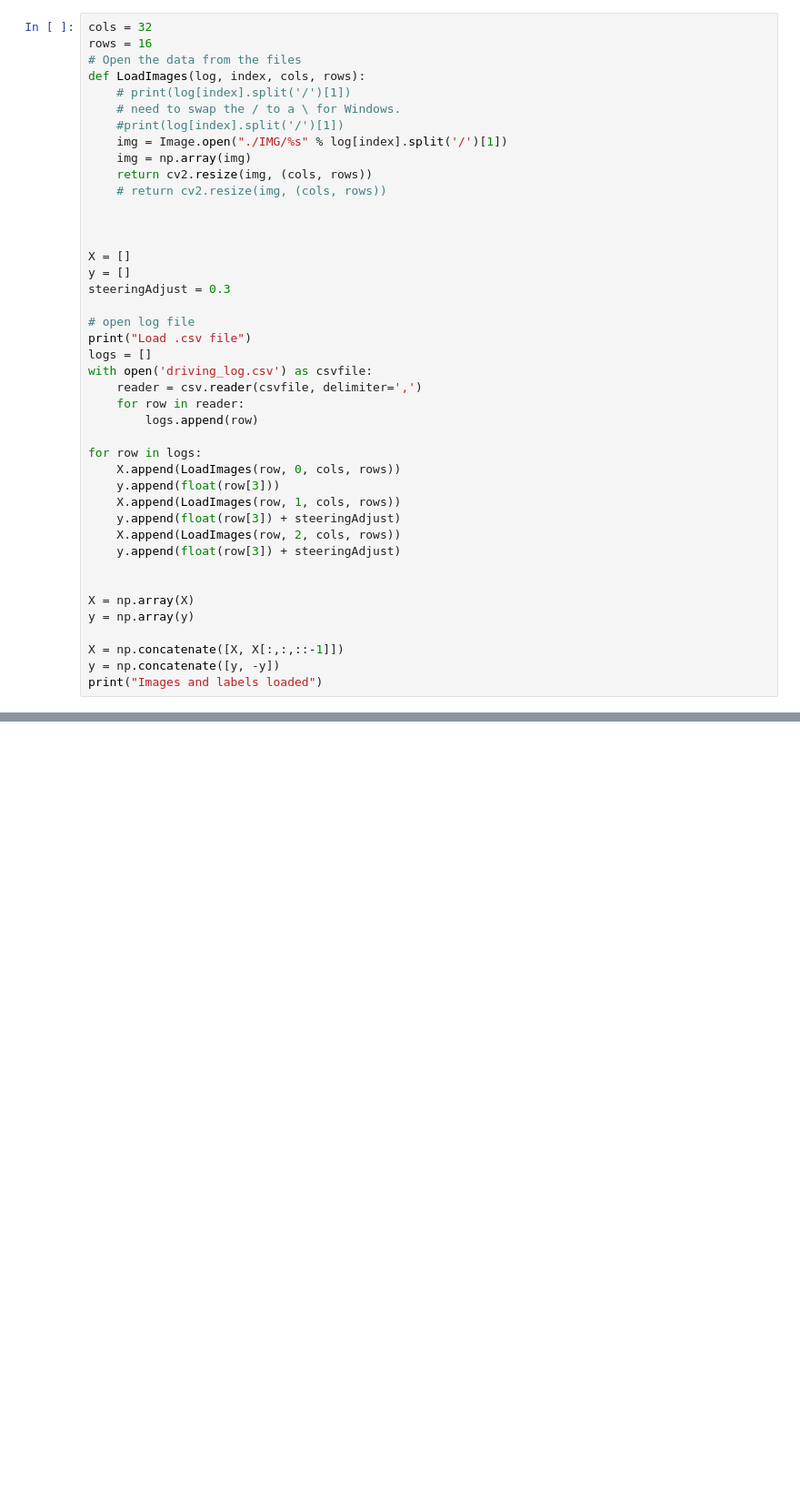
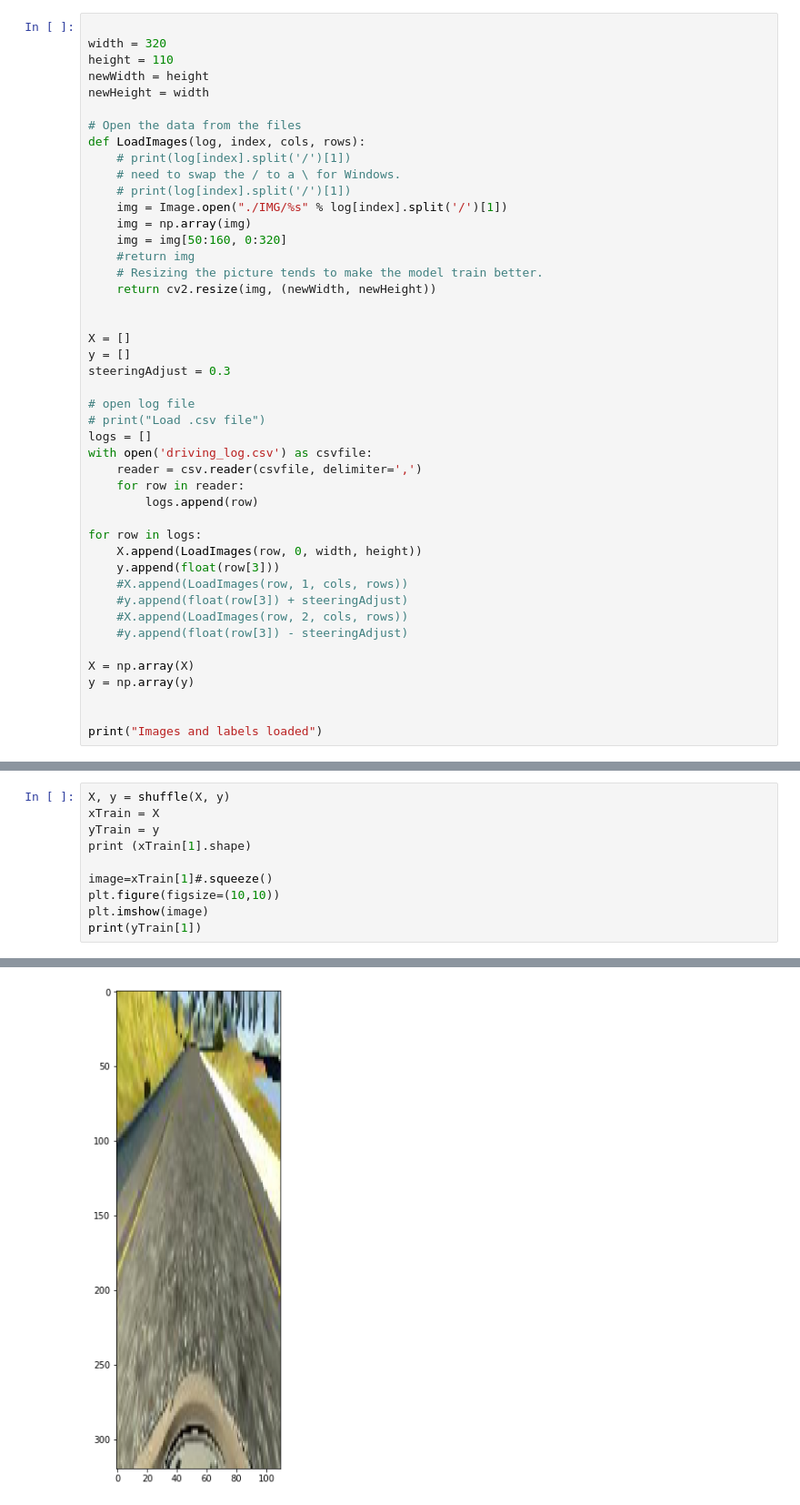
Before and after one commit to jkocsis3/Behavioral-Cloning, a Jupyter notebook: Untitled.ipynb, the cells around one changed output, grey strips where cells are left out. Shown at 91% size. Cells and saved outputs as stored; diff of their text form; blank space fills up the shorter version.

```diff
--- a/Untitled.ipynb
+++ b/Untitled.ipynb
@@ -17,16 +22,21 @@ tf.python.control_flow_ops = tf
 # %%
-cols = 32
-rows = 16
+
+width = 320
+height = 110
+newWidth = height
+newHeight = width
+
 # Open the data from the files
 def LoadImages(log, index, cols, rows):
     # print(log[index].split('/')[1])
     # need to swap the / to a \ for Windows.
-    #print(log[index].split('/')[1])
+    # print(log[index].split('/')[1])
     img = Image.open("./IMG/%s" % log[index].split('/')[1])
     img = np.array(img)
-    return cv2.resize(img, (cols, rows))
-    # return cv2.resize(img, (cols, rows))
-
+    img = img[50:160, 0:320]
+    #return img
+    # Resizing the picture tends to make the model train better.
+    return cv2.resize(img, (newWidth, newHeight))
 
 
 X = []
@@ -34,7 +44,7 @@ y = []
 steeringAdjust = 0.3
 
 # open log file
-print("Load .csv file")
+# print("Load .csv file")
 logs = []
 with open('driving_log.csv') as csvfile:
     reader = csv.reader(csvfile, delimiter=',')
@@ -42,18 +52,16 @@ with open('driving_log.csv') as csvfile:
         logs.append(row)
 
 for row in logs:
-    X.append(LoadImages(row, 0, cols, rows))
+    X.append(LoadImages(row, 0, width, height))
     y.append(float(row[3]))
-    X.append(LoadImages(row, 1, cols, rows))
-    y.append(float(row[3]) + steeringAdjust)
-    X.append(LoadImages(row, 2, cols, rows))
-    y.append(float(row[3]) + steeringAdjust)
-
+    #X.append(LoadImages(row, 1, cols, rows))
+    #y.append(float(row[3]) + steeringAdjust)
+    #X.append(LoadImages(row, 2, cols, rows))
+    #y.append(float(row[3]) - steeringAdjust)
 
 X = np.array(X)
 y = np.array(y)
 
-X = np.concatenate([X, X[:,:,::-1]])
-y = np.concatenate([y, -y])
+
 print("Images and labels loaded")
 # %% [output]
@@ -131,0 +115,11 @@ model.add(Dense(1))
+# %%
+X, y = shuffle(X, y)
+xTrain = X
+yTrain = y
+print (xTrain[1].shape)
+
+image=xTrain[1]#.squeeze()
+plt.figure(figsize=(10,10))
+plt.imshow(image)
+print(yTrain[1])
+# %% [output]
@@ -131,0 +128 @@ model.add(Dense(1))
+[figure, added]
```
Also changed, not shown: parts of 14 cells of this notebook, 3 other files.
